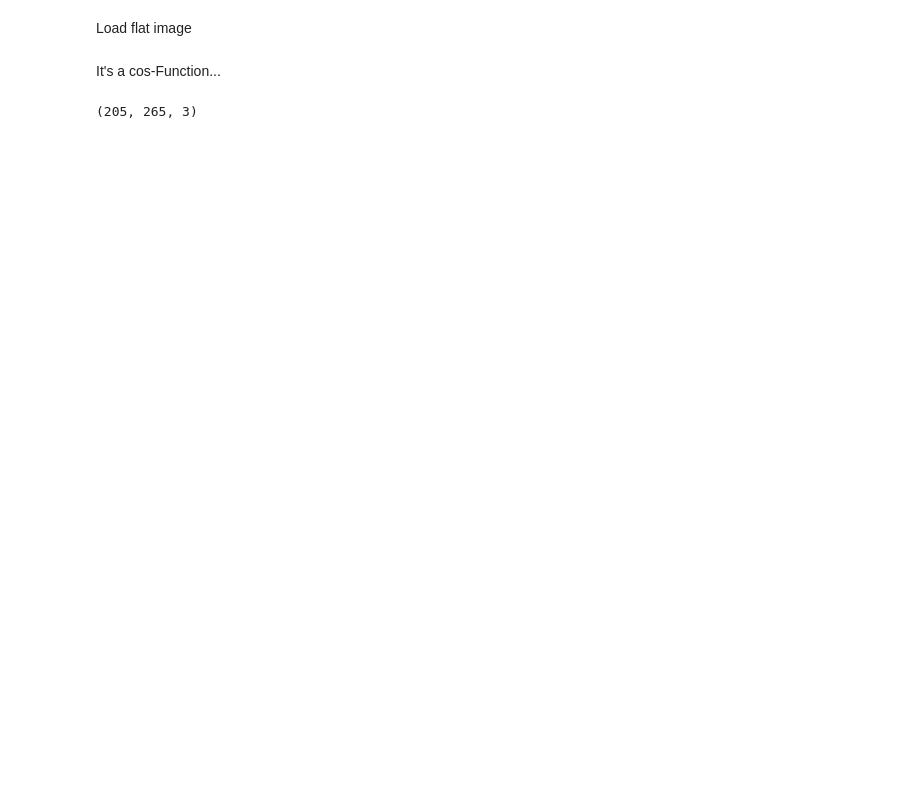
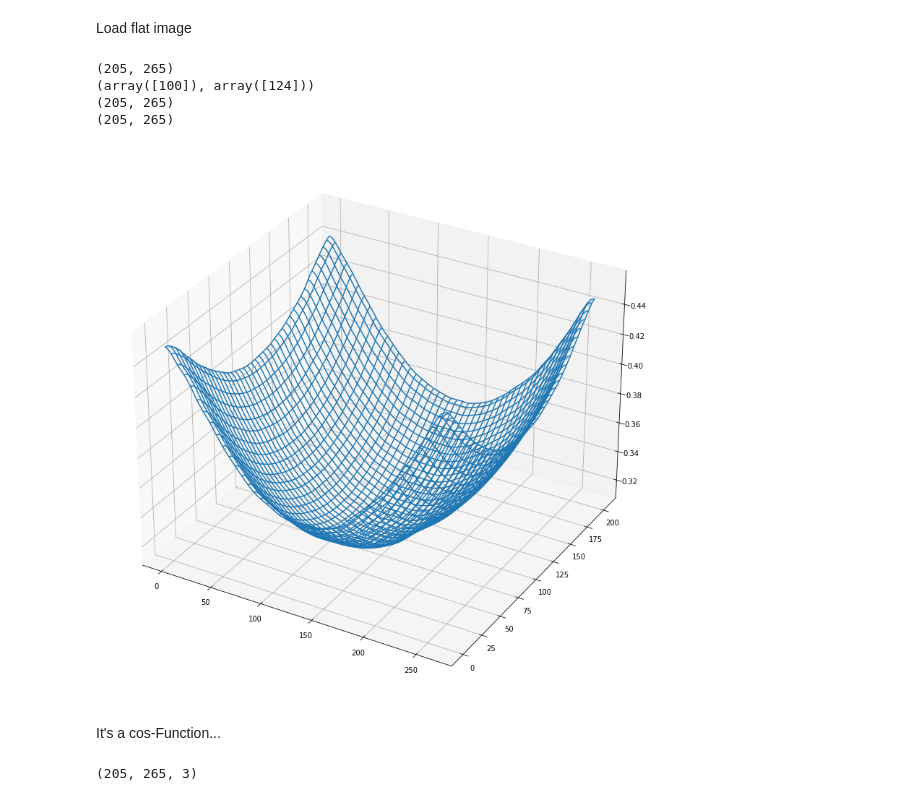
Before and after one commit to wegmanma/MT_Augmented_Reality_Platform, a Jupyter notebook: 02_Source/python/flat_surface_detect.ipynb, the cells around one changed output. Saved outputs shown, nothing was run; the diff lists cells and outputs as text; code cells hidden in the pictures; blank space fills up the shorter version.

```diff
--- a/02_Source/python/flat_surface_detect.ipynb
+++ b/02_Source/python/flat_surface_detect.ipynb
@@ -13,15 +13,45 @@ Load flat image
 # %%
 num_images = 19
 ampl = load_n_undistort("../data/ToFData/ampl_flat_roof_diffusor_16.txt")
 width, height, channels = ampl.shape
 radial_arr = np.zeros((width, height, channels, num_images),dtype=float)
 filenameprefix = "../data/ToFData/radial_flat_roof_diffusor_"
 filenamesuffix = ".txt"
 for i in range(num_images):
     filename = filenameprefix+str(i)+filenamesuffix
     radial_arr[:,:,:,i] = load_n_undistort(filename)
-    radial_arr[:,:,:,i] = cv.GaussianBlur(radial_arr[:,:,:,i],(0,0),3)
+    radial_arr[:,:,:,i] = cv.GaussianBlur(radial_arr[:,:,:,i],(0,0),4)
 radial = np.mean(radial_arr, axis=3)
+
+radial2d = np.copy(radial[:,:,0])
+print(radial2d.shape)
+
+minElement = np.amin(radial2d)
+result = np.where(radial2d == np.amin(radial2d))
+print ( result)
+x = range(radial2d.shape[1])
+y = range(radial2d.shape[0])
+
+X, Y = np.meshgrid(x, y)
+print(X.shape)
+print(Y.shape)
+
+# plt.subplot(121)
+# plt.imshow(radial, interpolation='nearest')
+# plt.subplot(122)
+# plt.plot(radial[50,:])
+# plt.plot(radial[105,:])
+
+hf = plt.figure()
+ha = hf.add_subplot(111, projection='3d')
+ha.plot_wireframe(X, Y, radial2d)
+plt.show()
+# %% [output]
+(205, 265)
+(array([100]), array([124]))
+(205, 265)
+(205, 265)
+[figure, added]
 # %% [markdown]
 It's a cos-Function...
 # %%
```
Also changed, not shown: parts of 6 cells of this notebook, 6 other files.
